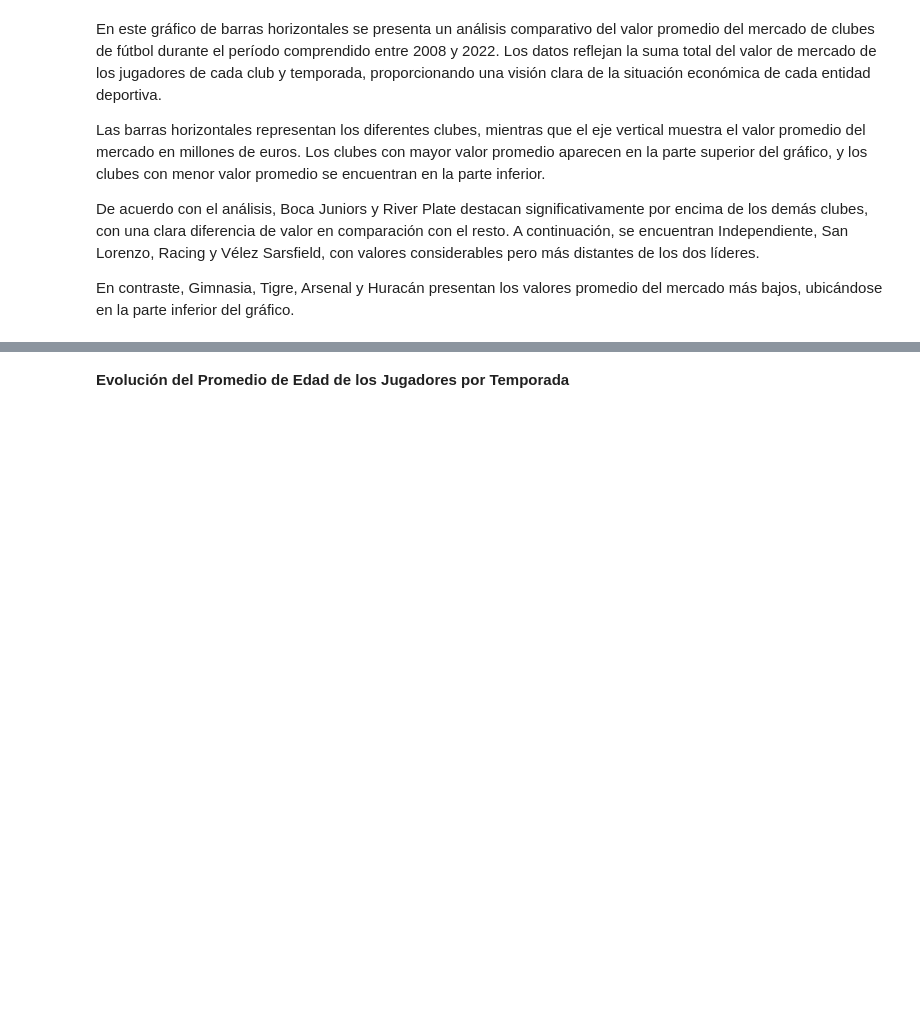
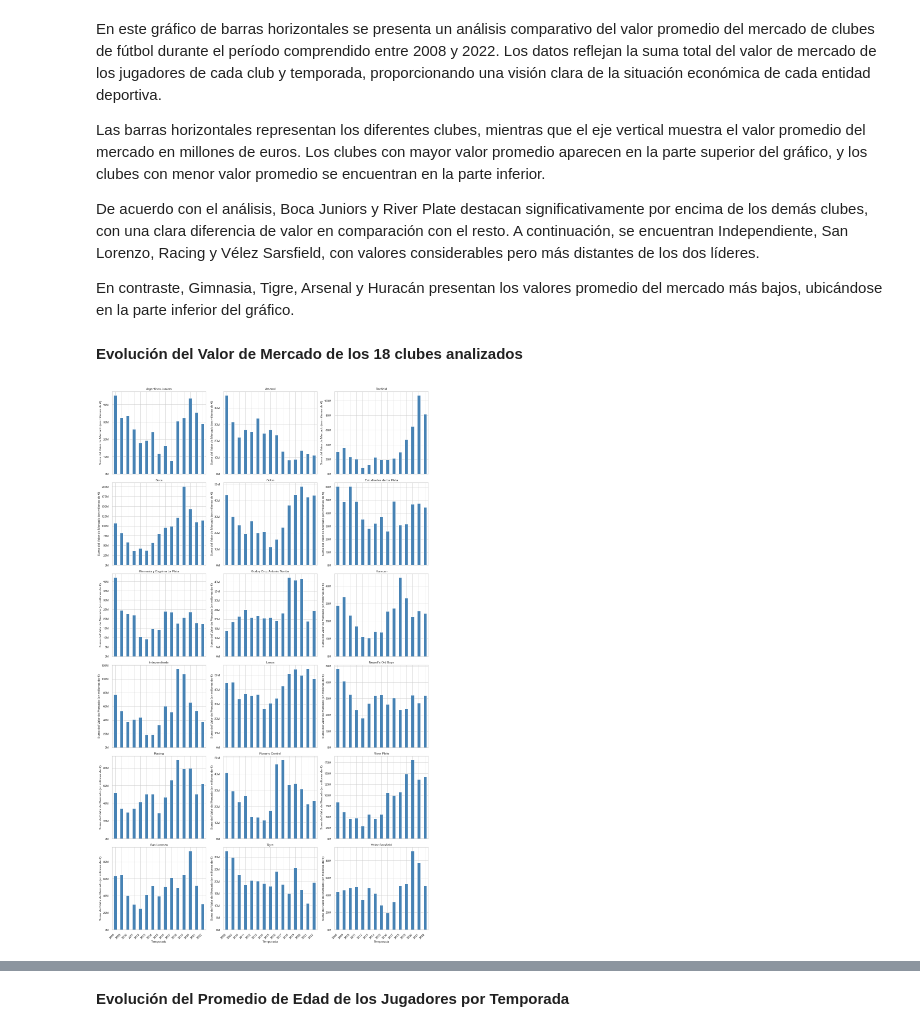
Before and after one commit to RODRIGORUBIO1991/PythonCode, a Jupyter notebook: Football/TransferMarket.ipynb, the cells around one changed output, grey strips where cells are left out. Drawn from its saved outputs; the diff is of its cells as text; code cells hidden in the pictures; blank space fills up the shorter version.

```diff
--- a/Football/TransferMarket.ipynb
+++ b/Football/TransferMarket.ipynb
@@ -762,3 +762,41 @@ Las barras horizontales representan los diferentes clubes, mientras que el eje v
 De acuerdo con el análisis, Boca Juniors y River Plate destacan significativamente por encima de los demás clubes, con una clara diferencia de valor en comparación con el resto. A continuación, se encuentran Independiente, San Lorenzo, Racing y Vélez Sarsfield, con valores considerables pero más distantes de los dos líderes.
 
 En contraste, Gimnasia, Tigre, Arsenal y Huracán presentan los valores promedio del mercado más bajos, ubicándose en la parte inferior del gráfico.
+# %% [markdown]
+**Evolución del Valor de Mercado de los 18 clubes analizados**
+# %%
+
+# Lista de los 18 clubes
+clubes = df["Club"].unique()
+
+# Configurar el estilo del gráfico usando la API de Seaborn
+sns.set_style("whitegrid")
+
+# Crear los 18 gráficos de barras individuales
+fig, axes = plt.subplots(nrows=6, ncols=3, figsize=(18, 30), sharex=True)
+
+for i, club in enumerate(clubes):
+    row = i // 3
+    col = i % 3
+    ax = axes[row, col]
+
+    # Filtrar el DataFrame por el club actual
+    df_club = df[df["Club"] == club]
+
+    # Agrupar por temporada y calcular la suma de los valores de mercado
+    market_value_sum = df_club.groupby("Temporada")["Valor de mercado"].sum()
+
+    # Crear el gráfico de barras
+    market_value_sum.plot(kind="bar", ax=ax, color="steelblue")
+
+    # Configurar los ejes y título del gráfico
+    ax.set_xlabel("Temporada")
+    ax.set_ylabel("Suma del Valor de Mercado (en millones de €)")
+    ax.set_title(club)
+    ax.yaxis.set_major_formatter(mtick.FuncFormatter(lambda x, _: f"{int(x/1000000)}M"))  # Formatear el eje Y
+    ax.set_xticklabels(market_value_sum.index, rotation=45, ha='right')  # Agregar etiquetas del eje x con los años
+
+plt.tight_layout()
+plt.show()
+# %% [output]
+[figure, added]
```
Also changed, not shown: parts of 2 cells of this notebook.
